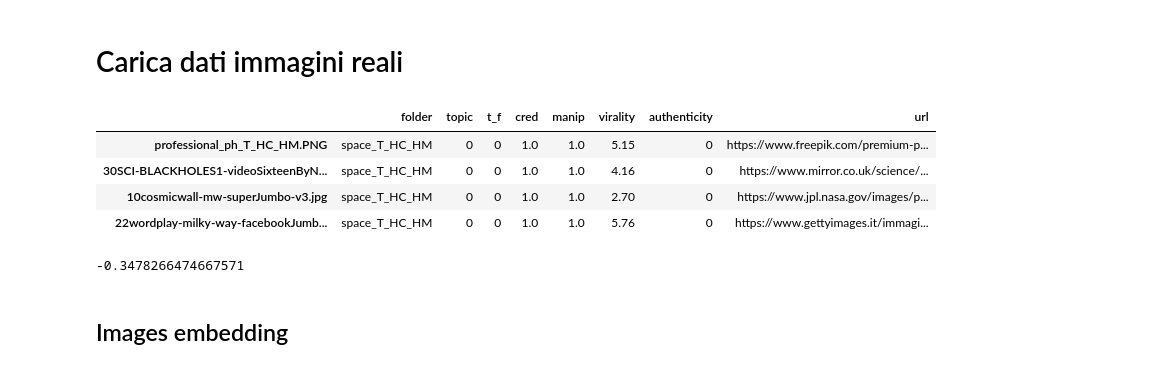
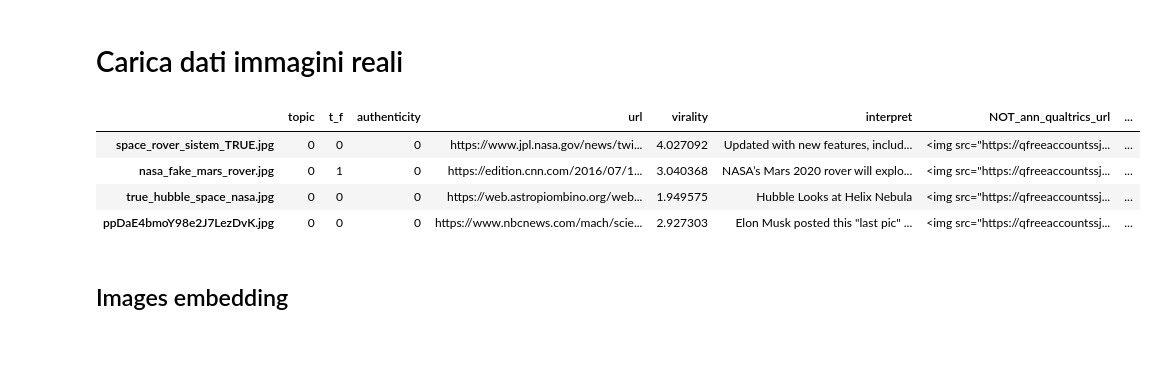
Before and after one commit to sagacemente/user-simulation-regression, a Jupyter notebook: notebooks/def_simulation.ipynb, the cells around one changed output. Saved outputs shown, nothing was run; the diff lists cells and outputs as text; code cells hidden in the pictures.

```diff
--- a/notebooks/def_simulation.ipynb
+++ b/notebooks/def_simulation.ipynb
@@ -84,26 +67,23 @@ fam_MED_CT_medFK_MED_RM  = create_users_with_param(num_users=500, num_topic=4, f
 fam_higCT_lowFK_high_rm  = create_users_with_param(num_users=500, num_topic=4, fmin=0.0,  fmax=0.33, virmin=-1, virmax=1, manipmin=0.66, manipmax=1,   ctmin=0.66, ctmax= 1,   ktmin=0, ktmax=1)
 # %% [markdown]
 # Carica dati immagini reali
+# %%
+df_imgs = pd.read_excel('C:\\Users\\ospite\\Documents\\user-simulation-regression\\data\\DEF_images_data.xlsx', index_col=0)
 # %%
-df_imgs =  pd.read_csv('/content/drive/MyDrive/Dataset_Images_Francesco_Politics_Space/FINAL_IMAGES_NAMES_FEATURES_URL.csv', index_col=0)
 dict_tf = {"T" : 0, "F" : 1}
 dict_auth = {"T" : 0, "F" : 1}
 dict_topic = {"space" : 0, "politics" : 1, 'naturaldisaster': 2,'commons':3}
-dict_cred = {'HC':1, 'LC':0, 'MC':0.5}
-dict_manip = {'HM':1, 'LM':0, 'MM':0.5}
-df_imgs.replace({"authenticity": dict_auth,"t_f": dict_tf, 'topic': dict_topic, 'cred': dict_cred, 'manip': dict_manip},inplace=True)
+df_imgs['cred'] = np.random.choice([0, 0.5, 1], df_imgs.shape[0])
+df_imgs['manip'] = np.random.choice([0, 0.5, 1], df_imgs.shape[0]) #np.random.random(df_imgs.shape[0])
+df_imgs.replace({"authenticity": dict_auth,"t_f": dict_tf, 'topic': dict_topic, },inplace=True)
 
 df_imgs.head(4)
 # %% [output]
-|  | folder | topic | t_f | cred | manip | virality | authenticity | url |
-| professional_ph_T_HC_HM.PNG | space_T_HC_HM | 0 | 0 | 1.0 | 1.0 | 5.15 | 0 | https://www.freepik.com/premium-p... |
-| 30SCI-BLACKHOLES1-videoSixteenByN... | space_T_HC_HM | 0 | 0 | 1.0 | 1.0 | 4.16 | 0 | https://www.mirror.co.uk/science/... |
-| 10cosmicwall-mw-superJumbo-v3.jpg | space_T_HC_HM | 0 | 0 | 1.0 | 1.0 | 2.70 | 0 | https://www.jpl.nasa.gov/images/p... |
-| 22wordplay-milky-way-facebookJumb... | space_T_HC_HM | 0 | 0 | 1.0 | 1.0 | 5.76 | 0 | https://www.gettyimages.it/immagi... |
+|  | topic | t_f | authenticity | url | virality | interpret | NOT_ann_qualtrics_url | ... |
+| space_rover_sistem_TRUE.jpg | 0 | 0 | 0 | https://www.jpl.nasa.gov/news/twi... | 4.027092 | Updated with new features, includ... | <img src="https://qfreeaccountssj... | ... |
+| nasa_fake_mars_rover.jpg | 0 | 1 | 0 | https://edition.cnn.com/2016/07/1... | 3.040368 | NASA’s Mars 2020 rover will explo... | <img src="https://qfreeaccountssj... | ... |
+| true_hubble_space_nasa.jpg | 0 | 0 | 0 | https://web.astropiombino.org/web... | 1.949575 | Hubble Looks at Helix Nebula | <img src="https://qfreeaccountssj... | ... |
+| ppDaE4bmoY98e2J7LezDvK.jpg | 0 | 0 | 0 | https://www.nbcnews.com/mach/scie... | 2.927303 | Elon Musk posted this "last pic" ... | <img src="https://qfreeaccountssj... | ... |
-# %%
-df_imgs['cred'].corr(df_imgs['manip'])
-# %% [output]
--0.3478266474667571
 # %% [markdown]
 ## Images embedding
 # %%
```
Also changed, not shown: parts of 45 cells of this notebook, 4 other files.
